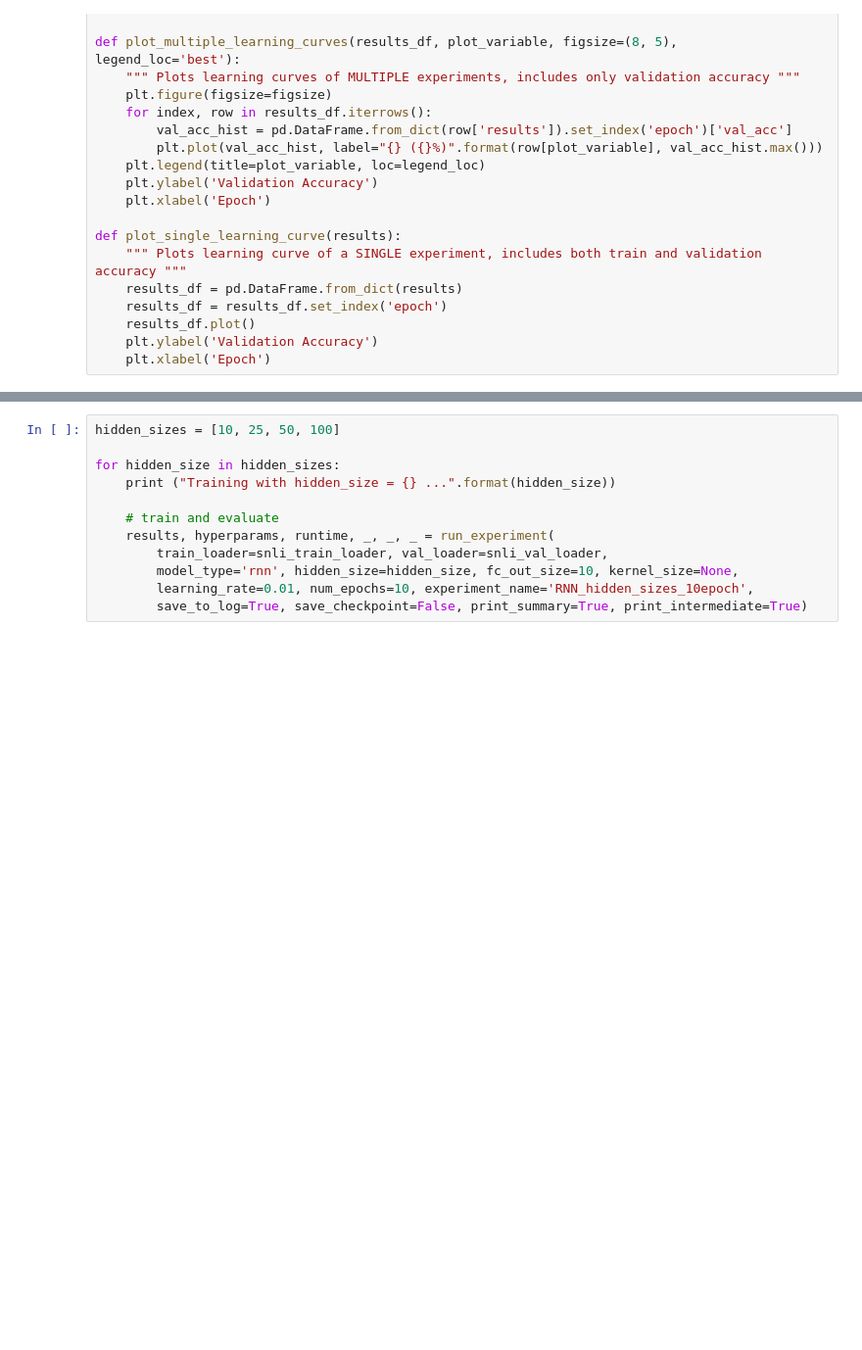
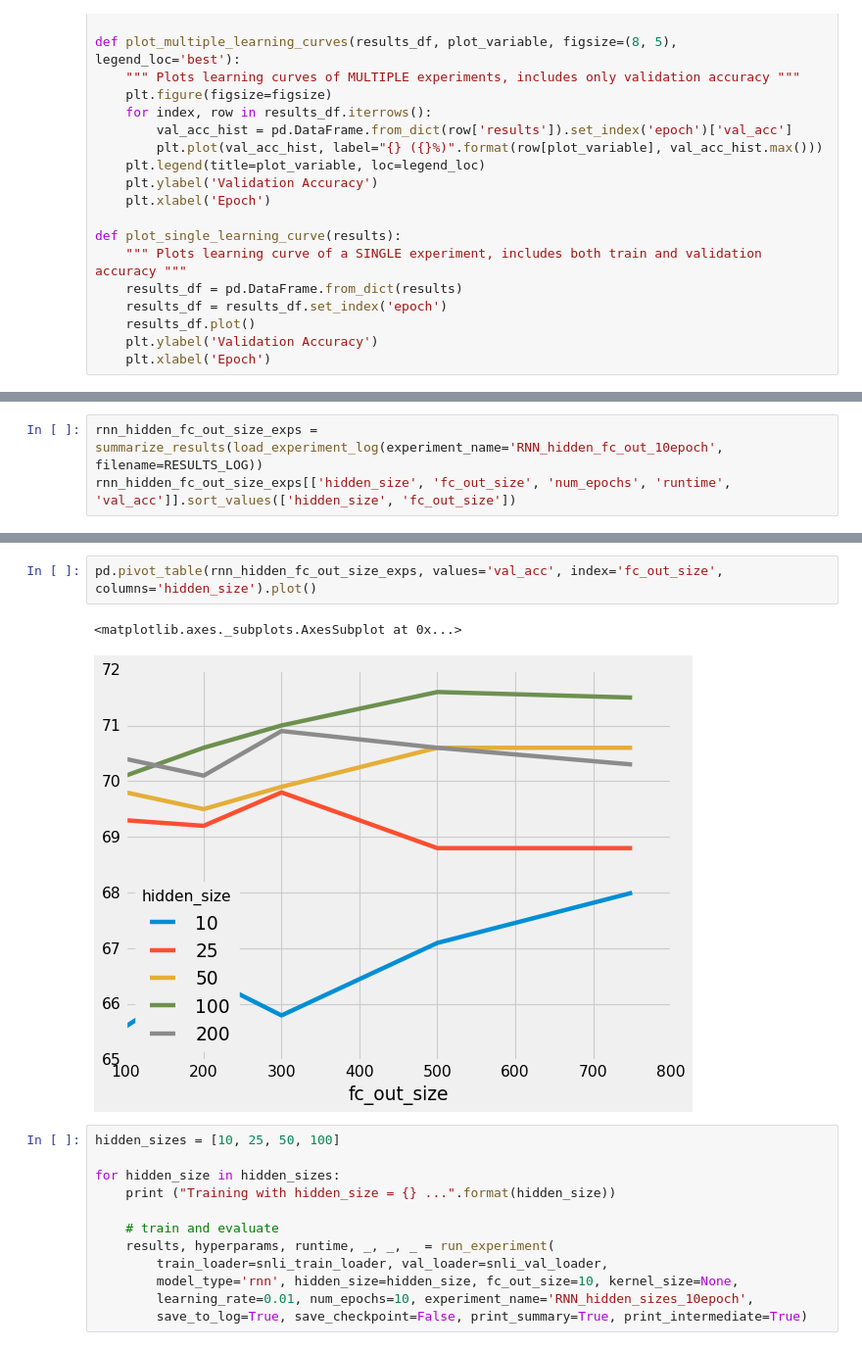
Before and after one commit to nyjgary/nlp-snli, a Jupyter notebook: nlp-snli.ipynb, the cells around one changed output, grey strips where cells are left out. Shown at 98% size. Saved outputs shown, nothing was run; the diff lists cells and outputs as text; blank space fills up the shorter version.

```diff
--- a/nlp-snli.ipynb
+++ b/nlp-snli.ipynb
@@ -525,0 +592,3 @@ def plot_single_learning_curve(results):
+# %%
+rnn_hidden_fc_out_size_exps = summarize_results(load_experiment_log(experiment_name='RNN_hidden_fc_out_10epoch', filename=RESULTS_LOG))
+rnn_hidden_fc_out_size_exps[['hidden_size', 'fc_out_size', 'num_epochs', 'runtime', 'val_acc']].sort_values(['hidden_size', 'fc_out_size'])
@@ -526,3 +613,8 @@ def plot_single_learning_curve(results):
+# %%
+pd.pivot_table(rnn_hidden_fc_out_size_exps, values='val_acc', index='fc_out_size', columns='hidden_size').plot()
+# %% [output]
+<matplotlib.axes._subplots.AxesSubplot at 0x...>
+[figure, added]
 # %%
 hidden_sizes = [10, 25, 50, 100]
 
```
Also changed, not shown: parts of 20 cells of this notebook.
